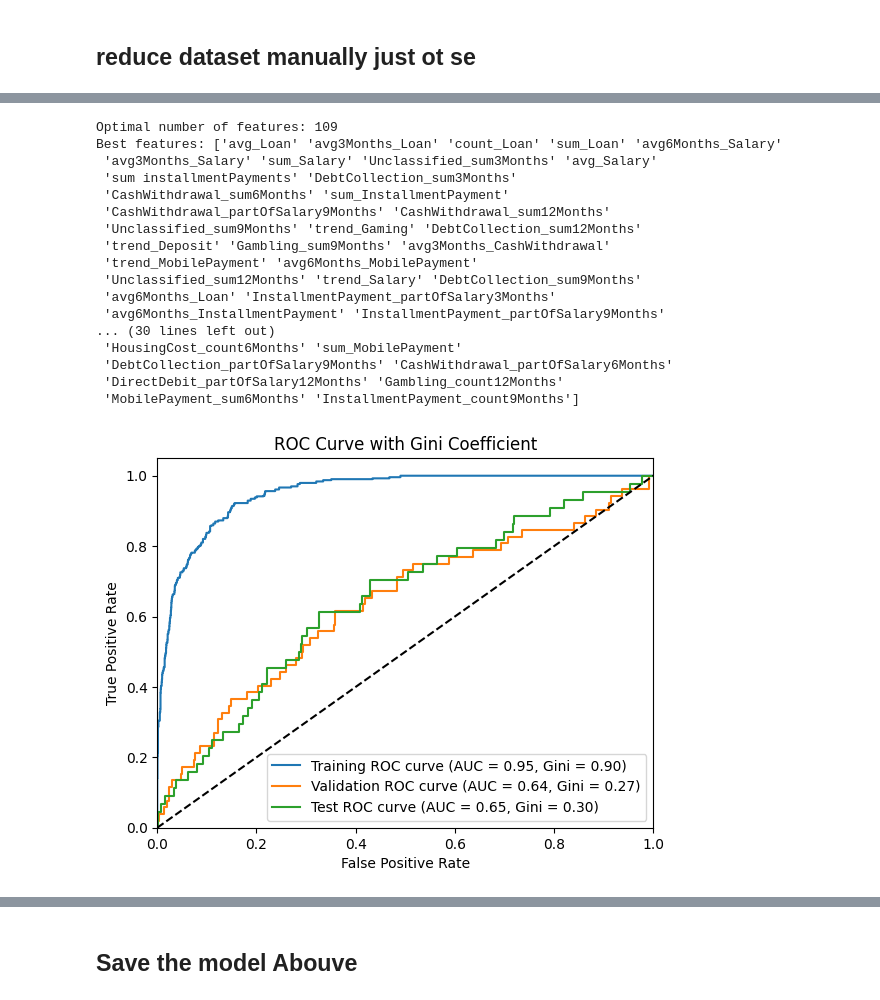
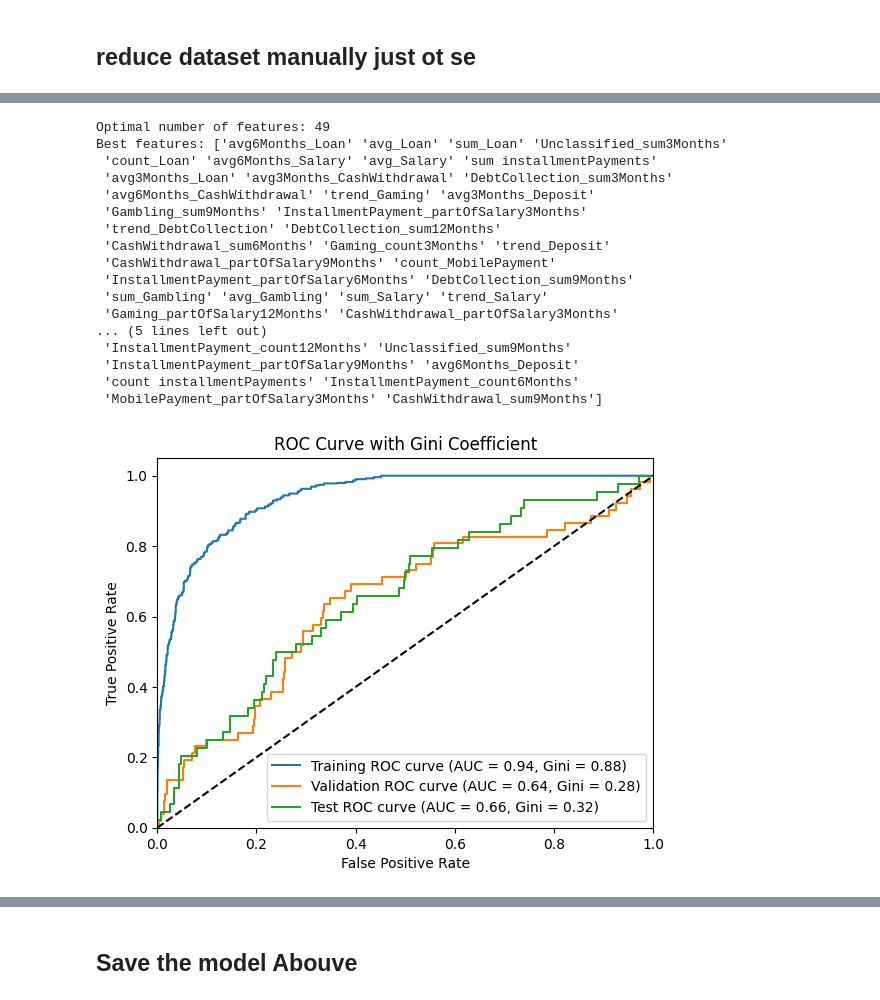
Before and after one commit to AndreasNilssonNstart/PSD2-Data-Engineering-Modeling-DATA-258, a Jupyter notebook: 2. Python/1.2 Find Final RF.ipynb, the cells around one changed output, grey strips where cells are left out. Cells and saved outputs as stored; diff of their text form; code cells hidden in the pictures.

```diff
--- a/2. Python/1.2 Find Final RF.ipynb
+++ b/2. Python/1.2 Find Final RF.ipynb
@@ -56,7 +56,7 @@ test = pd.read_csv('test.csv')
 
 preprocessor = DataPreprocessor(df)
 
-all_features = df.drop(columns=['Ever90','ReceivedDate',	'ApplicationID','AccountNumber','SSN','DisbursedDate','Amount','IsMainApplicant','ApplicantNo','HasCoapp','NR']).columns ## DROP THESE SINCE THEY ARE JUST IDENTIFIERS   --'_merge',
+all_features = df.drop(columns=['Ever90','ReceivedDate',	'ApplicationID','AccountNumber','SSN','DisbursedDate','Amount','IsMainApplicant','ApplicantNo','HasCoapp','NR','Gaming_category']).columns ## DROP THESE SINCE THEY ARE JUST IDENTIFIERS   --'_merge',
 
 input = df[['Ever90'] +list(all_features) ]
 
@@ -492,7 +492,7 @@ array(['avg_Loan', 'avg3Months_Loan', 'count_Loan', 'sum_Loan',
 # %% [markdown]
 ## reduce dataset manually just ot se
 # %%
-optimal_features = stagnated[:120]
+optimal_features = stagnated[:80]
 
 
 forforsta = df[['Ever90']+list(optimal_features)]
@@ -564,5 +564,5 @@ Best features: ['avg_Loan' 'avg3Months_Loan' 'count_Loan' 'sum_Loan' 'avg6Months
 # %%
-optimal_features = stagnated[:120]
+optimal_features = stagnated[:50]
 
 
 forforsta = df[['Ever90']+list(optimal_features)]
@@ -586,48 +586,48 @@ rfecv.fit(Xtrain_resampled, Ytrain_resampled)
 
 # Output the results
 optimal_features = np.array(list(optimal_features))[rfecv.support_]
 print("Optimal number of features: %d" % rfecv.n_features_)
 print("Best features: %s" % optimal_features)
 # Transform the dataset to the optimal feature set
 X_optimal = rfecv.transform(Xtrain_resampled)
 
 # Retrain the model with the optimal feature set
 rf.fit(X_optimal, Ytrain_resampled)
 
 # Evaluate the final model
 final_score = cross_val_score(rf, X_optimal, Ytrain_resampled, cv=3, scoring=gini_score)
 
 
 
 # Transform the test set using RFECV
 X_train_optimal = rfecv.transform(Xtrain)
 X_val_optimal = rfecv.transform(Xval)
 X_test_optimal = rfecv.transform(Xtest)
 
 # Plot for both the training and val sets
 plot_gini(rf, X_optimal, Ytrain_resampled, X_val_optimal, Yval,  X_test_optimal, Ytest, "ROC Curve with Gini Coefficient")
 
 # Get feature importances
 feature_importances = rf.feature_importances_
 sorted_indices = np.argsort(feature_importances)[::-1]
 sorted_feature_importances = feature_importances[sorted_indices]
 sorted_features = optimal_features[sorted_indices]
 # %% [output]
-Optimal number of features: 109
-Best features: ['avg_Loan' 'avg3Months_Loan' 'count_Loan' 'sum_Loan' 'avg6Months_Salary'
- 'avg3Months_Salary' 'sum_Salary' 'Unclassified_sum3Months' 'avg_Salary'
- 'sum installmentPayments' 'DebtCollection_sum3Months'
- 'CashWithdrawal_sum6Months' 'sum_InstallmentPayment'
- 'CashWithdrawal_partOfSalary9Months' 'CashWithdrawal_sum12Months'
- 'Unclassified_sum9Months' 'trend_Gaming' 'DebtCollection_sum12Months'
- 'trend_Deposit' 'Gambling_sum9Months' 'avg3Months_CashWithdrawal'
- 'trend_MobilePayment' 'avg6Months_MobilePayment'
- 'Unclassified_sum12Months' 'trend_Salary' 'DebtCollection_sum9Months'
- 'avg6Months_Loan' 'InstallmentPayment_partOfSalary3Months'
- 'avg6Months_InstallmentPayment' 'InstallmentPayment_partOfSalary9Months'
-... (30 lines left out)
- 'HousingCost_count6Months' 'sum_MobilePayment'
- 'DebtCollection_partOfSalary9Months' 'CashWithdrawal_partOfSalary6Months'
- 'DirectDebit_partOfSalary12Months' 'Gambling_count12Months'
- 'MobilePayment_sum6Months' 'InstallmentPayment_count9Months']
+Optimal number of features: 49
+Best features: ['avg6Months_Loan' 'avg_Loan' 'sum_Loan' 'Unclassified_sum3Months'
+ 'count_Loan' 'avg6Months_Salary' 'avg_Salary' 'sum installmentPayments'
+ 'avg3Months_Loan' 'avg3Months_CashWithdrawal' 'DebtCollection_sum3Months'
+ 'avg6Months_CashWithdrawal' 'trend_Gaming' 'avg3Months_Deposit'
+ 'Gambling_sum9Months' 'InstallmentPayment_partOfSalary3Months'
+ 'trend_DebtCollection' 'DebtCollection_sum12Months'
+ 'CashWithdrawal_sum6Months' 'Gaming_count3Months' 'trend_Deposit'
+ 'CashWithdrawal_partOfSalary9Months' 'count_MobilePayment'
+ 'InstallmentPayment_partOfSalary6Months' 'DebtCollection_sum9Months'
+ 'sum_Gambling' 'avg_Gambling' 'sum_Salary' 'trend_Salary'
+ 'Gaming_partOfSalary12Months' 'CashWithdrawal_partOfSalary3Months'
+... (5 lines left out)
+ 'InstallmentPayment_count12Months' 'Unclassified_sum9Months'
+ 'InstallmentPayment_partOfSalary9Months' 'avg6Months_Deposit'
+ 'count installmentPayments' 'InstallmentPayment_count6Months'
+ 'MobilePayment_partOfSalary3Months' 'CashWithdrawal_sum9Months']
-[figure, old version]
+[figure, new version]
```
Also changed, not shown: parts of 9 cells of this notebook, 13 other files.
